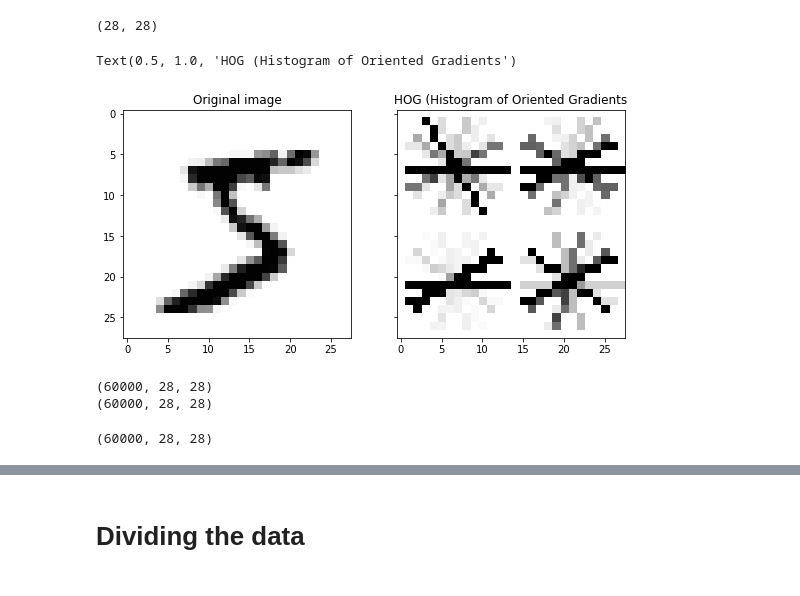
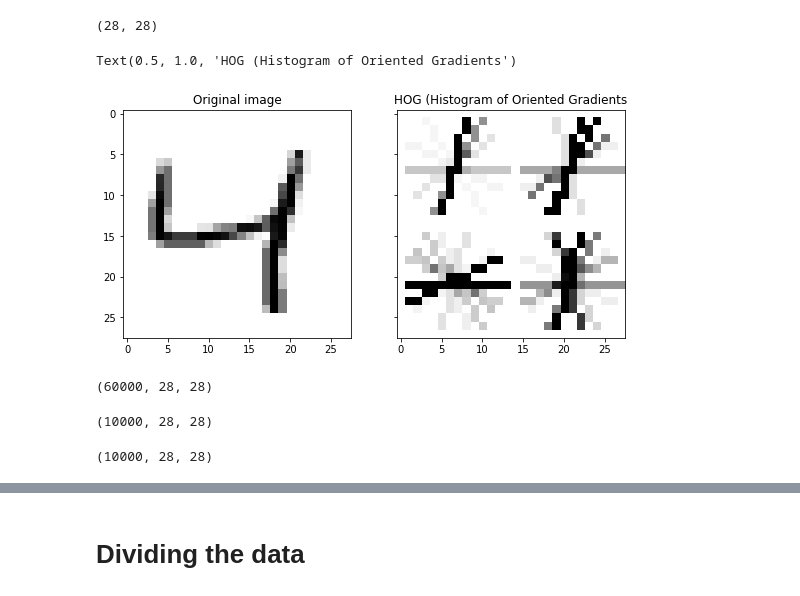
Before and after one commit to lagos-a1/Assignment-1-CNN, a Jupyter notebook: Untitled14.ipynb, the cells around one changed output, grey strips where cells are left out. Cells and saved outputs as stored; diff of their text form; code cells hidden in the pictures.

```diff
--- a/Untitled14.ipynb
+++ b/Untitled14.ipynb
@@ -175,7 +158,7 @@ test_labels.shape
 #Implementation for just one image/ digit
 imageHOG = data_train_1.copy()
 # %%
-imageHOG = imageHOG[0]
+imageHOG = imageHOG[2]
 #If aspect ratio of 1:2
 #imageHOG = resize (imageHOG[4], (14,28))
 # %%
@@ -198,27 +181,24 @@ print(hog_image.shape)
 # %%
 fig, (ax1, ax2) = plt.subplots(1, 2, figsize=(9, 8), sharex=True, sharey=True)
 
 ax1.imshow(imageHOG, cmap='Greys')
 ax1.set_title('Original image')
 
 #Reescale histogram
-hog_image_rescaled = exposure.rescale_intensity(hog_image, in_range=(0, 11))
+hog_image_rescaled = exposure.rescale_intensity(hog_image, in_range=(0, 10))
 
 ax2.imshow(hog_image_rescaled, cmap='Greys')
 ax2.set_title('HOG (Histogram of Oriented Gradients')
 # %% [output]
 Text(0.5, 1.0, 'HOG (Histogram of Oriented Gradients')
-[figure, old version]
+[figure, new version]
 # %%
-# Implementing HOG to all the data set
+# Implementing HOG to all the training data set
 
 image_HOG = data_train_1.copy()
 print(image_HOG.shape)
-final_hog = np.zeros(shape=(60000,28,28))
-print(final_hog.shape)
 # %% [output]
 (60000, 28, 28)
-(60000, 28, 28)
 # %%
 final_hog = np.zeros(shape=(60000,28,28))
 
@@ -229,5 +209,4 @@ for i in range(60000):
   final_hog[i]=y
 
 print (final_hog.shape)
+print (final_hog[1])
-# %% [output]
-(60000, 28, 28)
@@ -234,2 +215,22 @@ print (final_hog.shape)
+# %%
+# Implementing HOG in the test data set
+image_test = data_test_1.copy()
+print(image_test.shape)
+# %% [output]
+(10000, 28, 28)
+# %%
+# Implementing HOG in the test data set
+
+final_hog_test = np.zeros(shape=(10000,28,28))
+
+for i in range(10000):
+
+  x = np.asarray(hog(image_test[i], orientations=9, pixels_per_cell=(14, 14),
+                    cells_per_block=(1, 1), visualize=True)[1])
+  final_hog_test[i] = x
+
+print (final_hog_test.shape)
+# %% [output]
+(10000, 28, 28)
 # %%
 #Dividing the data implementing HOG
```
Also changed, not shown: parts of 9 cells of this notebook.
